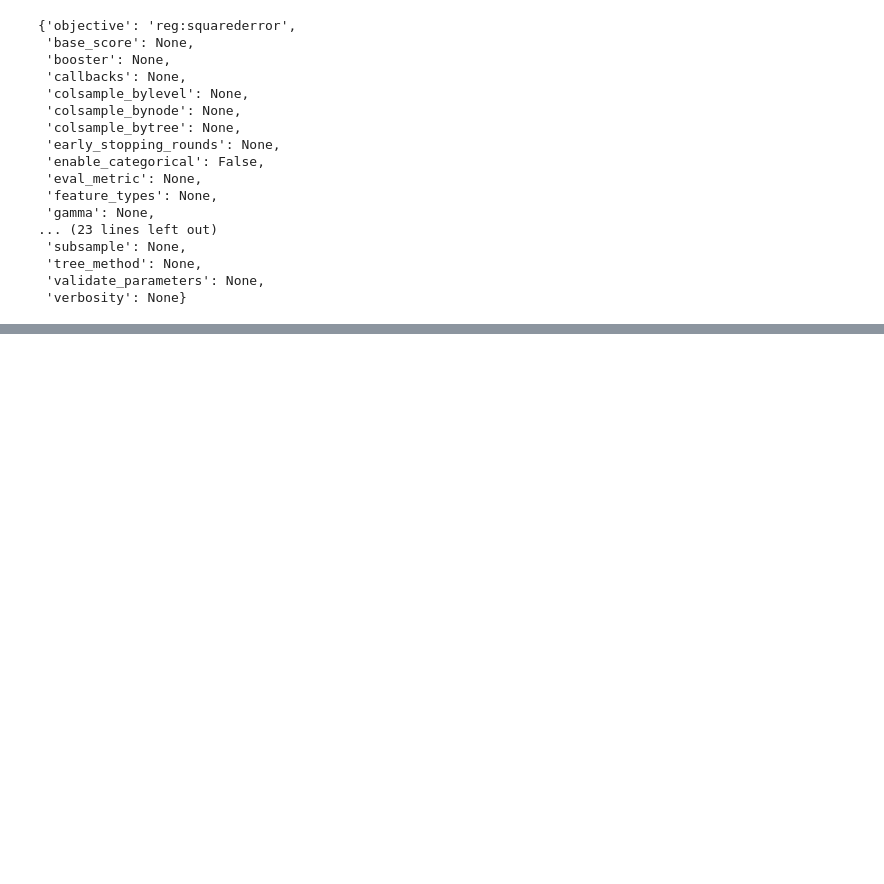
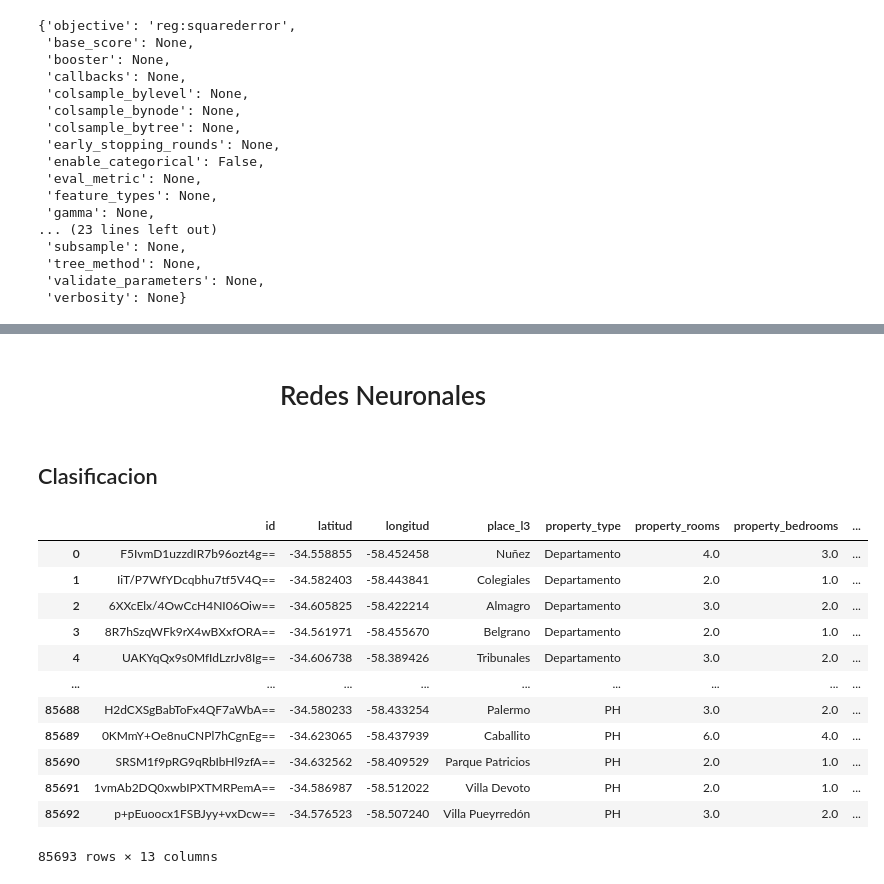
Before and after one commit to franjuarez/7506R-2C2022-GRUPO21, a Jupyter notebook: TP2/7506R_TP2_GRUPO21_ENTREGA.ipynb, the cells around one changed output, grey strips where cells are left out. Drawn from its saved outputs; the diff is of its cells as text; code cells hidden in the pictures; blank space fills up the shorter version.

```diff
--- a/TP2/7506R_TP2_GRUPO21_ENTREGA.ipynb
+++ b/TP2/7506R_TP2_GRUPO21_ENTREGA.ipynb
@@ -255,3 +257,7 @@ print(f"El coeficiente de Determinación R2 en test es: {score_xgb_test}")
 # random_fit = random_search_cv.fit(ds_propiedades_train_x, ds_propiedades_train_y)
 # %%
 # print(random_fit.best_params_)
+# %% [markdown]
+# <center> Redes Neuronales <center/>
+# %% [markdown]
+## Clasificacion
@@ -257,0 +268,17 @@ print(f"El coeficiente de Determinación R2 en test es: {score_xgb_test}")
+# %%
+ds_propiedades_para_clasificacion = ds_propiedades.copy()
+ds_propiedades_para_clasificacion
+# %% [output]
+|  | id | latitud | longitud | place_l3 | property_type | property_rooms | property_bedrooms | ... |
+| 0 | F5IvmD1uzzdIR7b96ozt4g== | -34.558855 | -58.452458 | Nuñez | Departamento | 4.0 | 3.0 | ... |
+| 1 | IiT/P7WfYDcqbhu7tf5V4Q== | -34.582403 | -58.443841 | Colegiales | Departamento | 2.0 | 1.0 | ... |
+| 2 | 6XXcElx/4OwCcH4NI06Oiw== | -34.605825 | -58.422214 | Almagro | Departamento | 3.0 | 2.0 | ... |
+| 3 | 8R7hSzqWFk9rX4wBXxfORA== | -34.561971 | -58.455670 | Belgrano | Departamento | 2.0 | 1.0 | ... |
+| 4 | UAKYqQx9s0MfIdLzrJv8Ig== | -34.606738 | -58.389426 | Tribunales | Departamento | 3.0 | 2.0 | ... |
+| ... | ... | ... | ... | ... | ... | ... | ... | ... |
+| 85688 | H2dCXSgBabToFx4QF7aWbA== | -34.580233 | -58.433254 | Palermo | PH | 3.0 | 2.0 | ... |
+| 85689 | 0KMmY+Oe8nuCNPl7hCgnEg== | -34.623065 | -58.437939 | Caballito | PH | 6.0 | 4.0 | ... |
+| 85690 | SRSM1f9pRG9qRbIbHl9zfA== | -34.632562 | -58.409529 | Parque Patricios | PH | 2.0 | 1.0 | ... |
+| 85691 | 1vmAb2DQ0xwbIPXTMRPemA== | -34.586987 | -58.512022 | Villa Devoto | PH | 2.0 | 1.0 | ... |
+| 85692 | p+pEuoocx1FSBJyy+vxDcw== | -34.576523 | -58.507240 | Villa Pueyrredón | PH | 3.0 | 2.0 | ... |
+85693 rows × 13 columns
```
Also changed, not shown: parts of 15 cells of this notebook, 1 other file.
